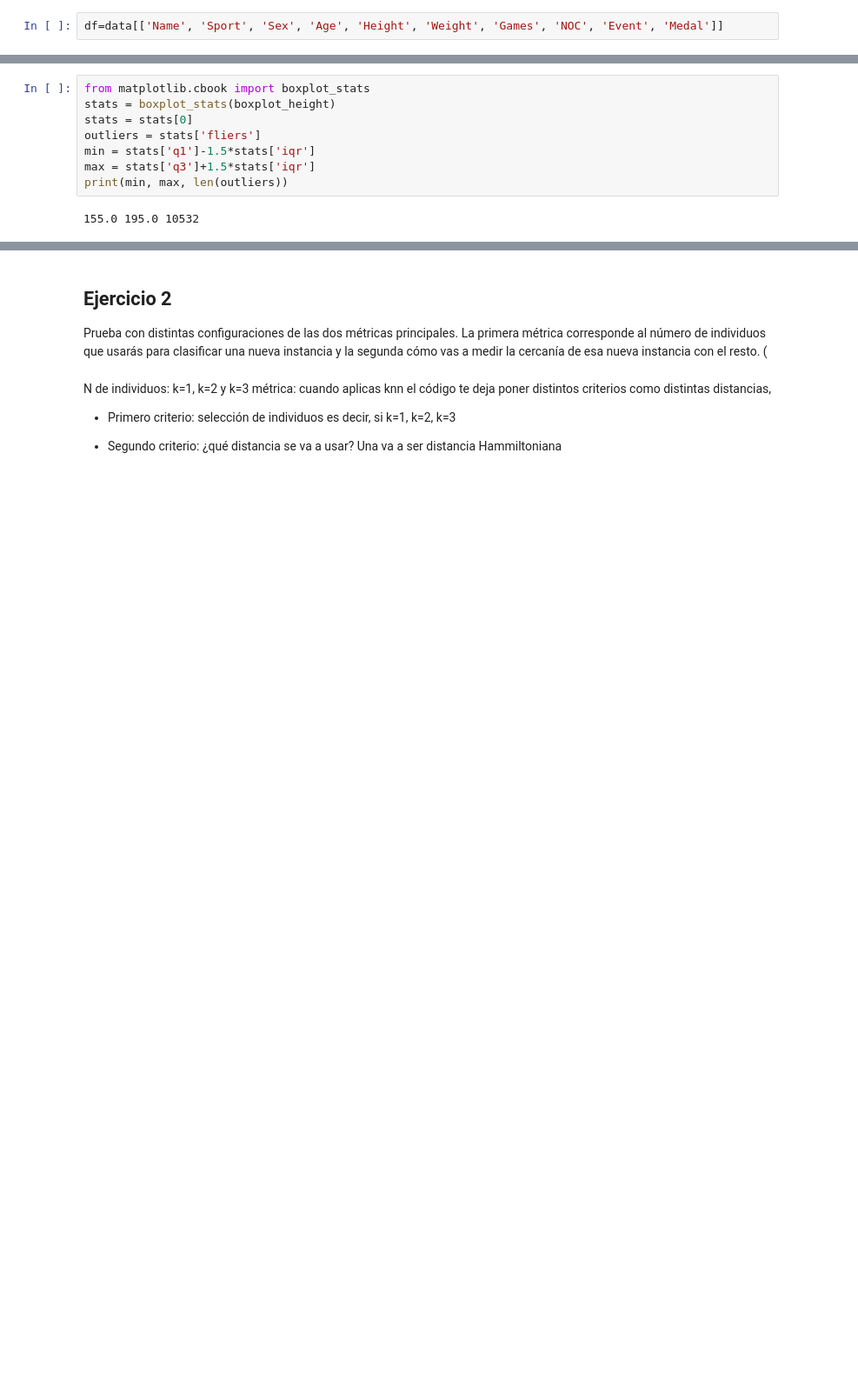
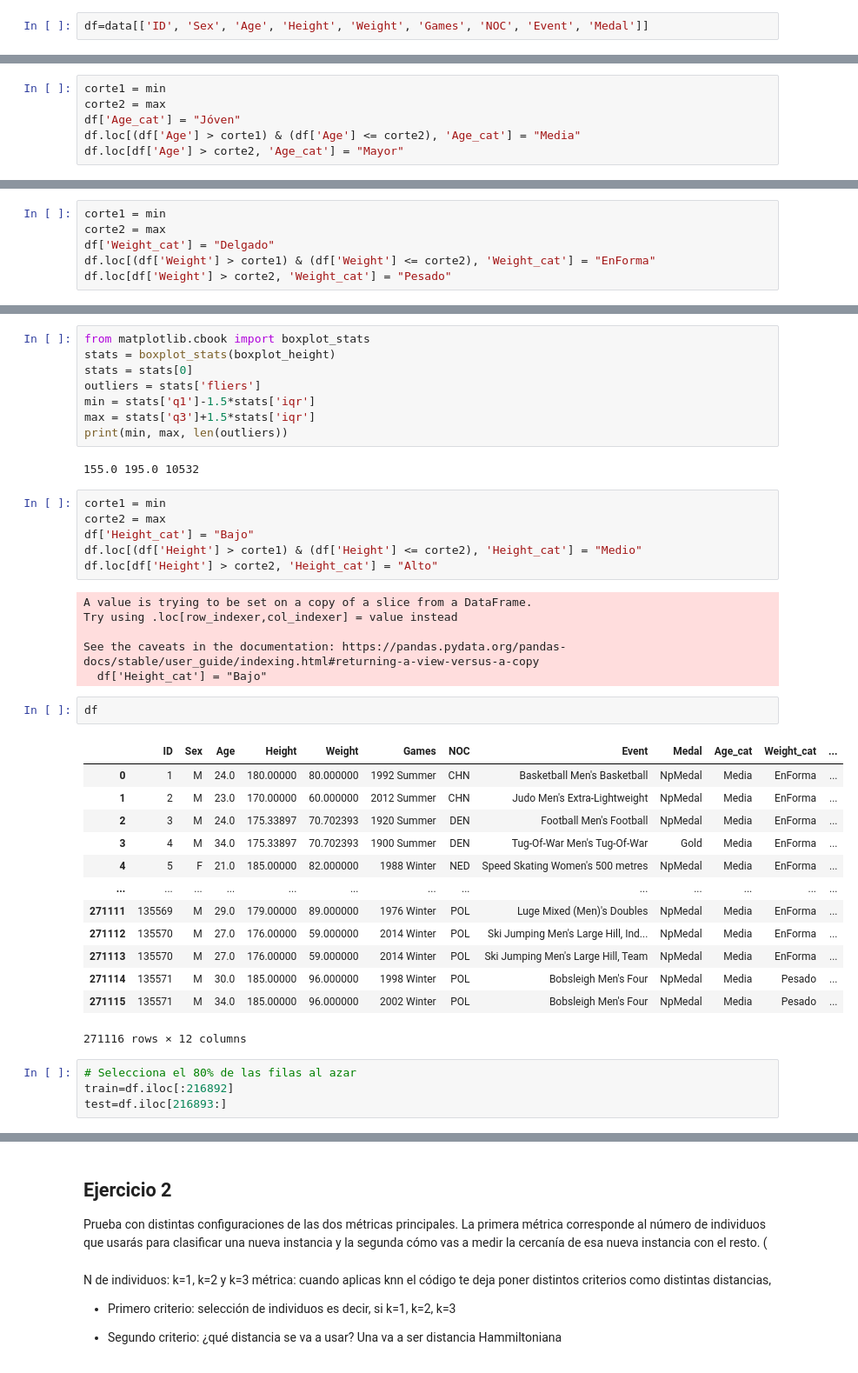
Before and after one commit to PilarAriasVazquez/L3, a Jupyter notebook: P1.ipynb, the cells around one changed output, grey strips where cells are left out. Shown at 87% size. Drawn from its saved outputs; the diff is of its cells as text; blank space fills up the shorter version.

```diff
--- a/P1.ipynb
+++ b/P1.ipynb
@@ -129,7 +122,7 @@ Primero se va a proceder a seleccionar aquellos atributos que sí que son necesa
 # %% [markdown]
 A continuación, creamos una nueva base de datos llamada 'df' en la que guardaremos la información seleccionada anteriormente:
 # %%
-df=data[['Name', 'Sport', 'Sex', 'Age', 'Height', 'Weight', 'Games', 'NOC', 'Event', 'Medal']]
+df=data[['ID', 'Sex', 'Age', 'Height', 'Weight', 'Games', 'NOC', 'Event', 'Medal']]
 # %%
 #NameNaN = df['Name'].isna().sum()
 #print(f"La cantidad de NaN que existen en la variable Name es:{NameNaN}")
@@ -229,3 +222,9 @@ print(min, max, len(outliers))
 13.0 37.0 11981
 # %% [markdown]
 Para las categorías:
+# %%
+corte1 = min
+corte2 = max
+df['Age_cat'] = "Jóven"
+df.loc[(df['Age'] > corte1) & (df['Age'] <= corte2), 'Age_cat'] = "Media"
+df.loc[df['Age'] > corte2, 'Age_cat'] = "Mayor"
@@ -247,3 +268,9 @@ max = stats['q3']+1.5*stats['iqr']
 print(min, max, len(outliers))
 # %% [output]
 45.0 93.0 15574
+# %%
+corte1 = min
+corte2 = max
+df['Weight_cat'] = "Delgado"
+df.loc[(df['Weight'] > corte1) & (df['Weight'] <= corte2), 'Weight_cat'] = "EnForma"
+df.loc[df['Weight'] > corte2, 'Weight_cat'] = "Pesado"
@@ -265,3 +298,35 @@ max = stats['q3']+1.5*stats['iqr']
 print(min, max, len(outliers))
 # %% [output]
 155.0 195.0 10532
+# %%
+corte1 = min
+corte2 = max
+df['Height_cat'] = "Bajo"
+df.loc[(df['Height'] > corte1) & (df['Height'] <= corte2), 'Height_cat'] = "Medio"
+df.loc[df['Height'] > corte2, 'Height_cat'] = "Alto"
+# %% [output]
+A value is trying to be set on a copy of a slice from a DataFrame.
+Try using .loc[row_indexer,col_indexer] = value instead
+
+See the caveats in the documentation: https://pandas.pydata.org/pandas-docs/stable/user_guide/indexing.html#returning-a-view-versus-a-copy
+  df['Height_cat'] = "Bajo"
+# %%
+df
+# %% [output]
+|  | ID | Sex | Age | Height | Weight | Games | NOC | Event | Medal | Age_cat | Weight_cat | ... |
+| 0 | 1 | M | 24.0 | 180.00000 | 80.000000 | 1992 Summer | CHN | Basketball Men's Basketball | NpMedal | Media | EnForma | ... |
+| 1 | 2 | M | 23.0 | 170.00000 | 60.000000 | 2012 Summer | CHN | Judo Men's Extra-Lightweight | NpMedal | Media | EnForma | ... |
+| 2 | 3 | M | 24.0 | 175.33897 | 70.702393 | 1920 Summer | DEN | Football Men's Football | NpMedal | Media | EnForma | ... |
+| 3 | 4 | M | 34.0 | 175.33897 | 70.702393 | 1900 Summer | DEN | Tug-Of-War Men's Tug-Of-War | Gold | Media | EnForma | ... |
+| 4 | 5 | F | 21.0 | 185.00000 | 82.000000 | 1988 Winter | NED | Speed Skating Women's 500 metres | NpMedal | Media | EnForma | ... |
+| ... | ... | ... | ... | ... | ... | ... | ... | ... | ... | ... | ... | ... |
+| 271111 | 135569 | M | 29.0 | 179.00000 | 89.000000 | 1976 Winter | POL | Luge Mixed (Men)'s Doubles | NpMedal | Media | EnForma | ... |
+| 271112 | 135570 | M | 27.0 | 176.00000 | 59.000000 | 2014 Winter | POL | Ski Jumping Men's Large Hill, Ind... | NpMedal | Media | EnForma | ... |
+| 271113 | 135570 | M | 27.0 | 176.00000 | 59.000000 | 2014 Winter | POL | Ski Jumping Men's Large Hill, Team | NpMedal | Media | EnForma | ... |
+| 271114 | 135571 | M | 30.0 | 185.00000 | 96.000000 | 1998 Winter | POL | Bobsleigh Men's Four | NpMedal | Media | Pesado | ... |
+| 271115 | 135571 | M | 34.0 | 185.00000 | 96.000000 | 2002 Winter | POL | Bobsleigh Men's Four | NpMedal | Media | Pesado | ... |
+271116 rows × 12 columns
+# %%
+# Selecciona el 80% de las filas al azar
+train=df.iloc[:216892]
+test=df.iloc[216893:]
```
Also changed, not shown: parts of 18 cells of this notebook.
